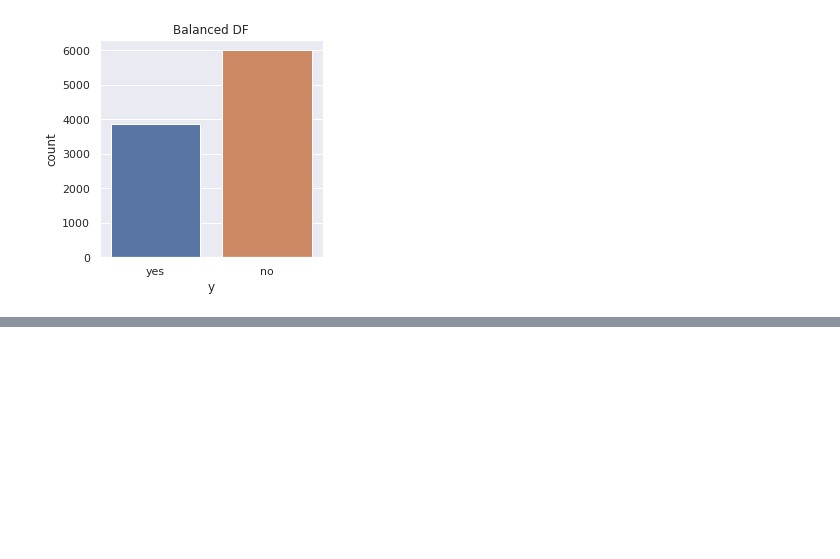
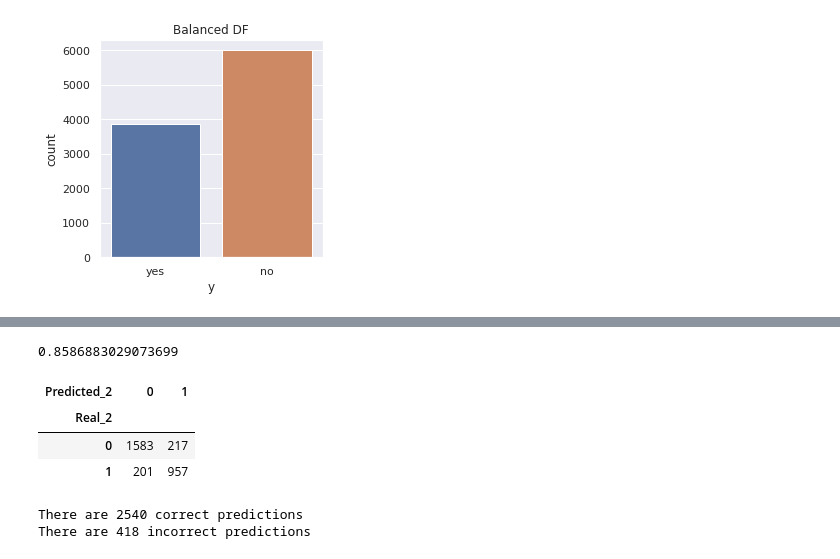
Before and after one commit to jgayosof/logistic-regression-project-tutorial, a Jupyter notebook: src/explore.ipynb, the cells around one changed output, grey strips where cells are left out. Cells and saved outputs as stored; diff of their text form; code cells hidden in the pictures; blank space fills up the shorter version.

```diff
--- a/src/example.ipynb
+++ b/src/explore.ipynb
@@ -792,0 +951,6 @@ model = LogisticRegresion
+# %%
+optimized_model = LogisticRegression(C=10, penalty='l2', solver='lbfgs')
+
+optimized_model.fit(X_train, y_train)
+
+y_pred2 = optimized_model.predict(X_test)
@@ -792,0 +965,15 @@ model = LogisticRegresion
+# %%
+# accuracy
+
+accuracy_score(y_pred2, y_test)
+# %% [output]
+0.8586883029073699
+# %%
+# Confusion matrix
+
+pd.crosstab(np.array(y_test), np.array(y_pred2), rownames=['Real_2'], colnames=['Predicted_2'])
+# %% [output]
+| Predicted_2 | 0 | 1 |
+| Real_2 |  |  |
+| 0 | 1583 | 217 |
+| 1 | 201 | 957 |
@@ -792,0 +987,6 @@ model = LogisticRegresion
+# %%
+print(f'There are {1583+957} correct predictions')
+print(f'There are {201+217} incorrect predictions')
+# %% [output]
+There are 2540 correct predictions
+There are 418 incorrect predictions
```
Also changed, not shown: parts of 44 cells of this notebook.
